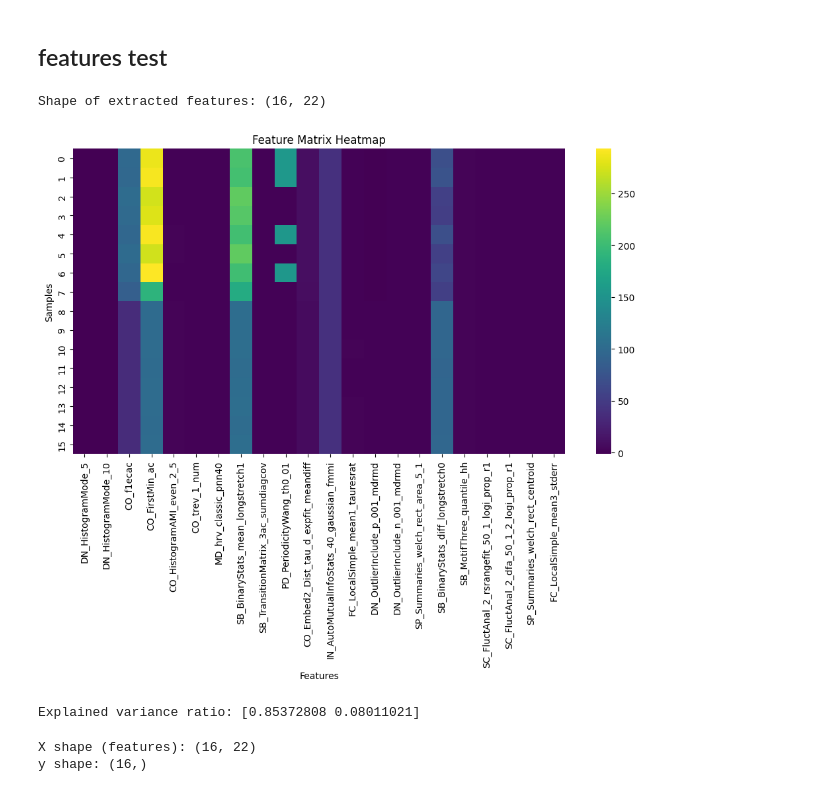
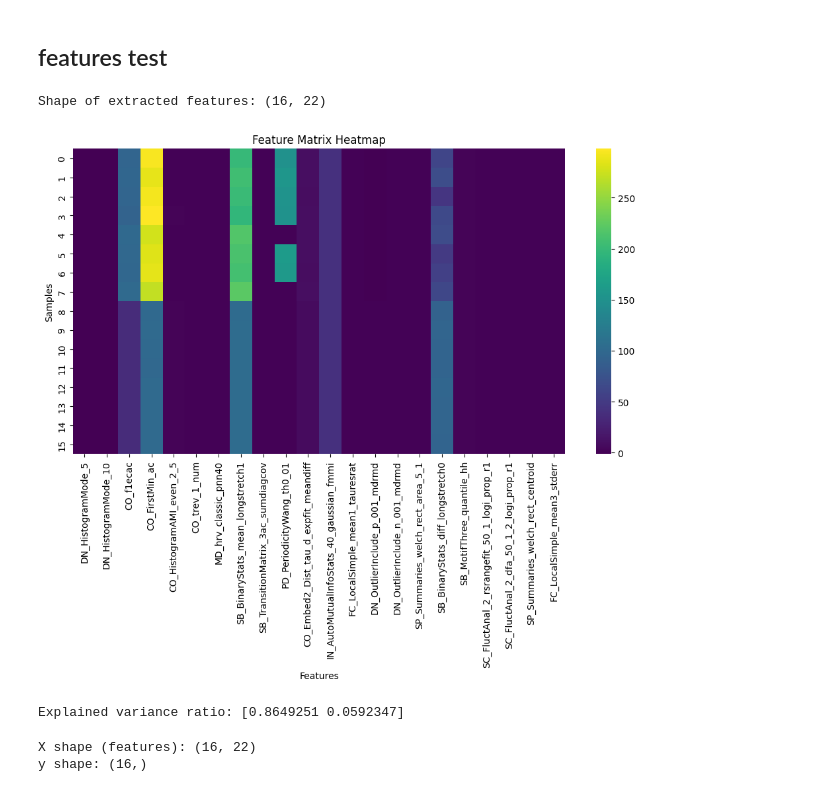
Before and after one commit to consuelorojas/TestCatch22, a Jupyter notebook: notebooks/test_generator.ipynb, the cells around one changed output. Saved outputs shown, nothing was run; the diff lists cells and outputs as text; code cells hidden in the pictures.

```diff
--- a/notebooks/test_generator.ipynb
+++ b/notebooks/test_generator.ipynb
@@ -131,19 +131,19 @@ Accuracy: 1.00
 # %%
 sys.path.append(os.path.abspath("../features"))
 import seaborn as sns
 from features import extract_features
 
 # Extract features from raw time series
-features = extract_features(X_train_flat)
+features = extract_features(X_train)
 print(f"Shape of extracted features: {features.shape}")
 
 # Plot feature heatmap
 plt.figure(figsize=(12, 6))
 sns.heatmap(features, cmap='viridis')
 plt.title("Feature Matrix Heatmap")
 plt.xlabel("Features")
 plt.ylabel("Samples")
 plt.show()
 # %% [output]
 Shape of extracted features: (16, 22)
-[figure, old version]
+[figure, new version]
@@ -168,7 +171,7 @@ X_pca, pca_model, scaler = apply_pca(X_scaled, n_components=2)
 # Print explained variance
 print("Explained variance ratio:", pca_model.explained_variance_ratio_)
 # %% [output]
-Explained variance ratio: [0.85372808 0.08011021]
+Explained variance ratio: [0.8649251 0.0592347]
 # %%
 print("X shape (features):", features.shape)
 print("y shape:", y_train.shape if hasattr(y_train, 'shape') else len(y_train))
```
Also changed, not shown: parts of 19 cells of this notebook, 2 other files.
